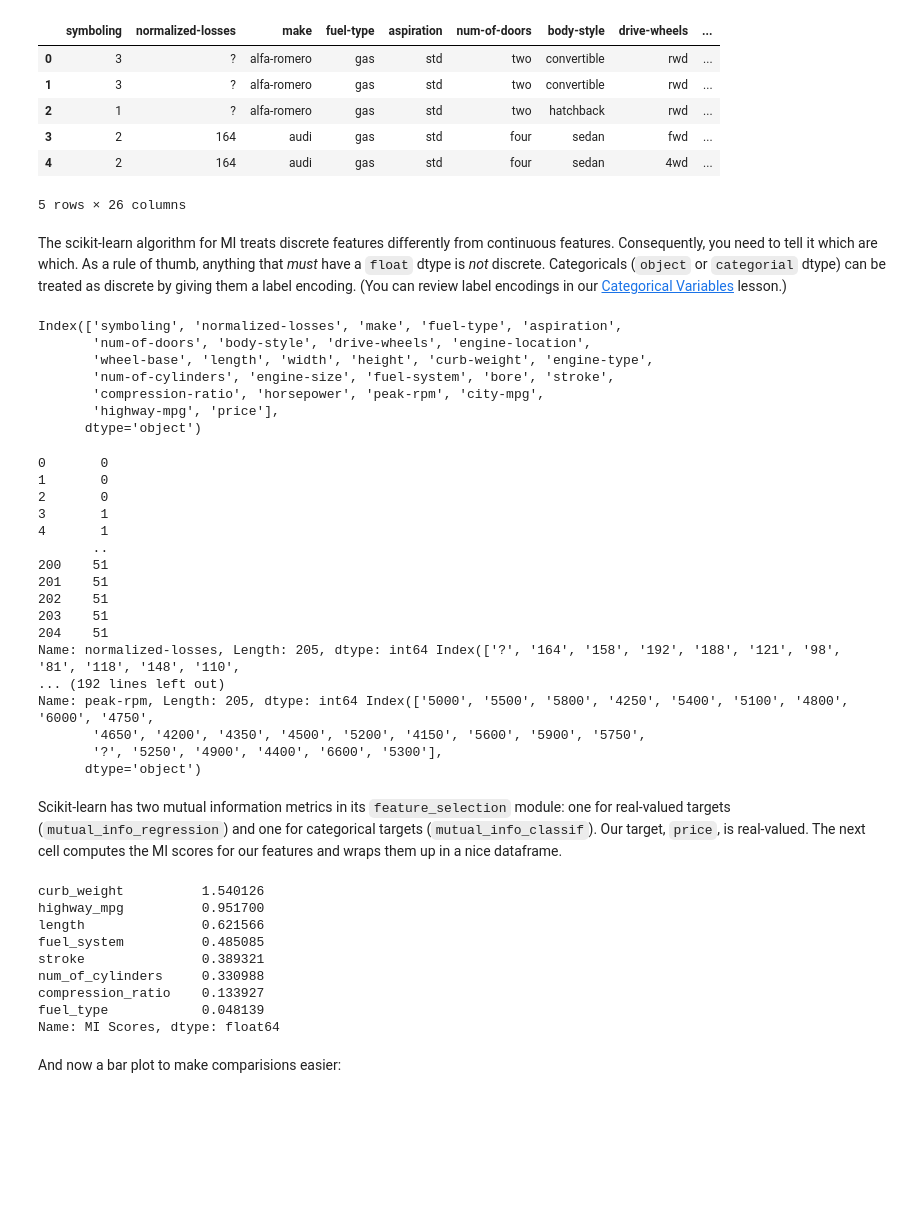
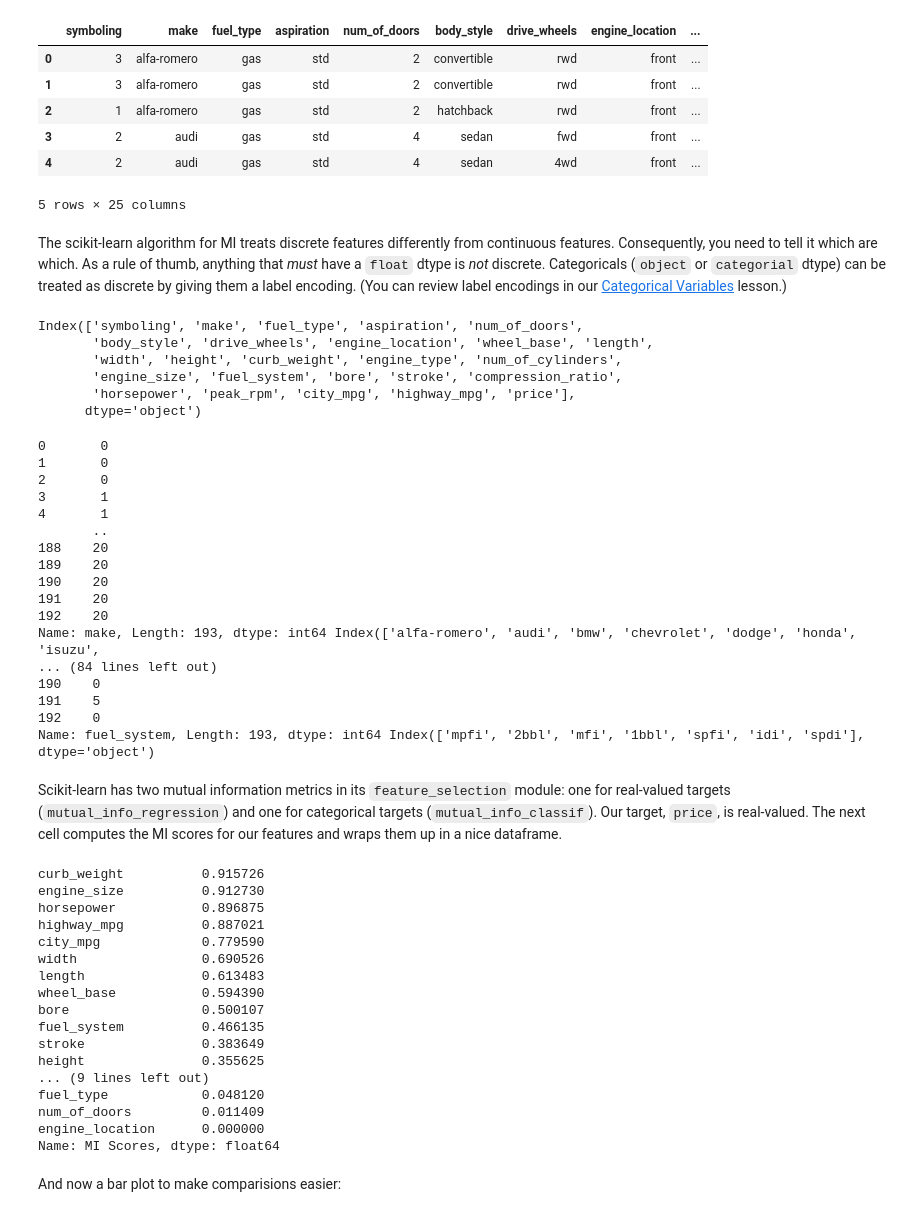
Before and after one commit to ramadhanridho16/Kaggle_Feature-Engineering, a Jupyter notebook: b_mutual-information.ipynb, the cells around one changed output. Drawn from its saved outputs; the diff is of its cells as text; code cells hidden in the pictures; blank space fills up the shorter version.

```diff
--- a/b_mutual-information.ipynb
+++ b/b_mutual-information.ipynb
@@ -55,33 +55,32 @@ This hidden cell imports some libraries and loads the dataset.
 # %%
 
 import matplotlib.pyplot as plt
 import numpy as np
 import pandas as pd
 import seaborn as sns
 
 plt.style.use("seaborn-whitegrid")
 
-df = pd.read_csv("Dataset\Automobile_data.csv")
+df = pd.read_csv("Data Sources/autos.csv")
 df.head()
 # %% [output]
-|  | symboling | normalized-losses | make | fuel-type | aspiration | num-of-doors | body-style | drive-wheels | ... |
-| 0 | 3 | ? | alfa-romero | gas | std | two | convertible | rwd | ... |
-| 1 | 3 | ? | alfa-romero | gas | std | two | convertible | rwd | ... |
-| 2 | 1 | ? | alfa-romero | gas | std | two | hatchback | rwd | ... |
-| 3 | 2 | 164 | audi | gas | std | four | sedan | fwd | ... |
-| 4 | 2 | 164 | audi | gas | std | four | sedan | 4wd | ... |
+|  | symboling | make | fuel_type | aspiration | num_of_doors | body_style | drive_wheels | engine_location | ... |
+| 0 | 3 | alfa-romero | gas | std | 2 | convertible | rwd | front | ... |
+| 1 | 3 | alfa-romero | gas | std | 2 | convertible | rwd | front | ... |
+| 2 | 1 | alfa-romero | gas | std | 2 | hatchback | rwd | front | ... |
+| 3 | 2 | audi | gas | std | 4 | sedan | fwd | front | ... |
+| 4 | 2 | audi | gas | std | 4 | sedan | 4wd | front | ... |
-5 rows × 26 columns
+5 rows × 25 columns
 # %% [markdown]
 The scikit-learn algorithm for MI treats discrete features differently from continuous features. Consequently, you need to tell it which are which. As a rule of thumb, anything that *must* have a `float` dtype is *not* discrete. Categoricals (`object` or `categorial` dtype) can be treated as discrete by giving them a label encoding. (You can review label encodings in our [Categorical Variables](http://www.kaggle.com/alexisbcook/categorical-variables) lesson.)
 # %%
 df.columns
 # %% [output]
-Index(['symboling', 'normalized-losses', 'make', 'fuel-type', 'aspiration',
-       'num-of-doors', 'body-style', 'drive-wheels', 'engine-location',
-       'wheel-base', 'length', 'width', 'height', 'curb-weight', 'engine-type',
-       'num-of-cylinders', 'engine-size', 'fuel-system', 'bore', 'stroke',
-       'compression-ratio', 'horsepower', 'peak-rpm', 'city-mpg',
-       'highway-mpg', 'price'],
+Index(['symboling', 'make', 'fuel_type', 'aspiration', 'num_of_doors',
+       'body_style', 'drive_wheels', 'engine_location', 'wheel_base', 'length',
+       'width', 'height', 'curb_weight', 'engine_type', 'num_of_cylinders',
+       'engine_size', 'fuel_system', 'bore', 'stroke', 'compression_ratio',
+       'horsepower', 'peak_rpm', 'city_mpg', 'highway_mpg', 'price'],
       dtype='object')
 # %%
 X = df.copy()
@@ -102,16 +101,16 @@ discrete_features = X.dtypes == int
 3       1
 4       1
        ..
-200    51
-201    51
-202    51
-203    51
-204    51
-Name: normalized-losses, Length: 205, dtype: int64 Index(['?', '164', '158', '192', '188', '121', '98', '81', '118', '148', '110',
-... (192 lines left out)
-Name: peak-rpm, Length: 205, dtype: int64 Index(['5000', '5500', '5800', '4250', '5400', '5100', '4800', '6000', '4750',
-       '4650', '4200', '4350', '4500', '5200', '4150', '5600', '5900', '5750',
-       '?', '5250', '4900', '4400', '6600', '5300'],
-      dtype='object')
+188    20
+189    20
+190    20
+191    20
+192    20
+Name: make, Length: 193, dtype: int64 Index(['alfa-romero', 'audi', 'bmw', 'chevrolet', 'dodge', 'honda', 'isuzu',
+... (84 lines left out)
+190    0
+191    5
+192    0
+Name: fuel_system, Length: 193, dtype: int64 Index(['mpfi', '2bbl', 'mfi', '1bbl', 'spfi', 'idi', 'spdi'], dtype='object')
 # %% [markdown]
 Scikit-learn has two mutual information metrics in its `feature_selection` module: one for real-valued targets (`mutual_info_regression`) and one for categorical targets (`mutual_info_classif`). Our target, `price`, is real-valued. The next cell computes the MI scores for our features and wraps them up in a nice dataframe.
@@ -125,16 +127,25 @@ def make_mi_scores(X, y, discrete_features):
     return mi_scores
 
 mi_scores = make_mi_scores(X, y, discrete_features)
-mi_scores[::3]  # show a few features with their MI scores
+mi_scores
+# mi_scores[::3]  # show a few features with their MI scores?
 # %% [output]
-curb_weight          1.540126
-highway_mpg          0.951700
-length               0.621566
-fuel_system          0.485085
-stroke               0.389321
-num_of_cylinders     0.330988
-compression_ratio    0.133927
-fuel_type            0.048139
+curb_weight          0.915726
+engine_size          0.912730
+horsepower           0.896875
+highway_mpg          0.887021
+city_mpg             0.779590
+width                0.690526
+length               0.613483
+wheel_base           0.594390
+bore                 0.500107
+fuel_system          0.466135
+stroke               0.383649
+height               0.355625
+... (9 lines left out)
+fuel_type            0.048120
+num_of_doors         0.011409
+engine_location      0.000000
 Name: MI Scores, dtype: float64
 # %% [markdown]
 And now a bar plot to make comparisions easier:
```
Also changed, not shown: parts of 4 cells of this notebook.
